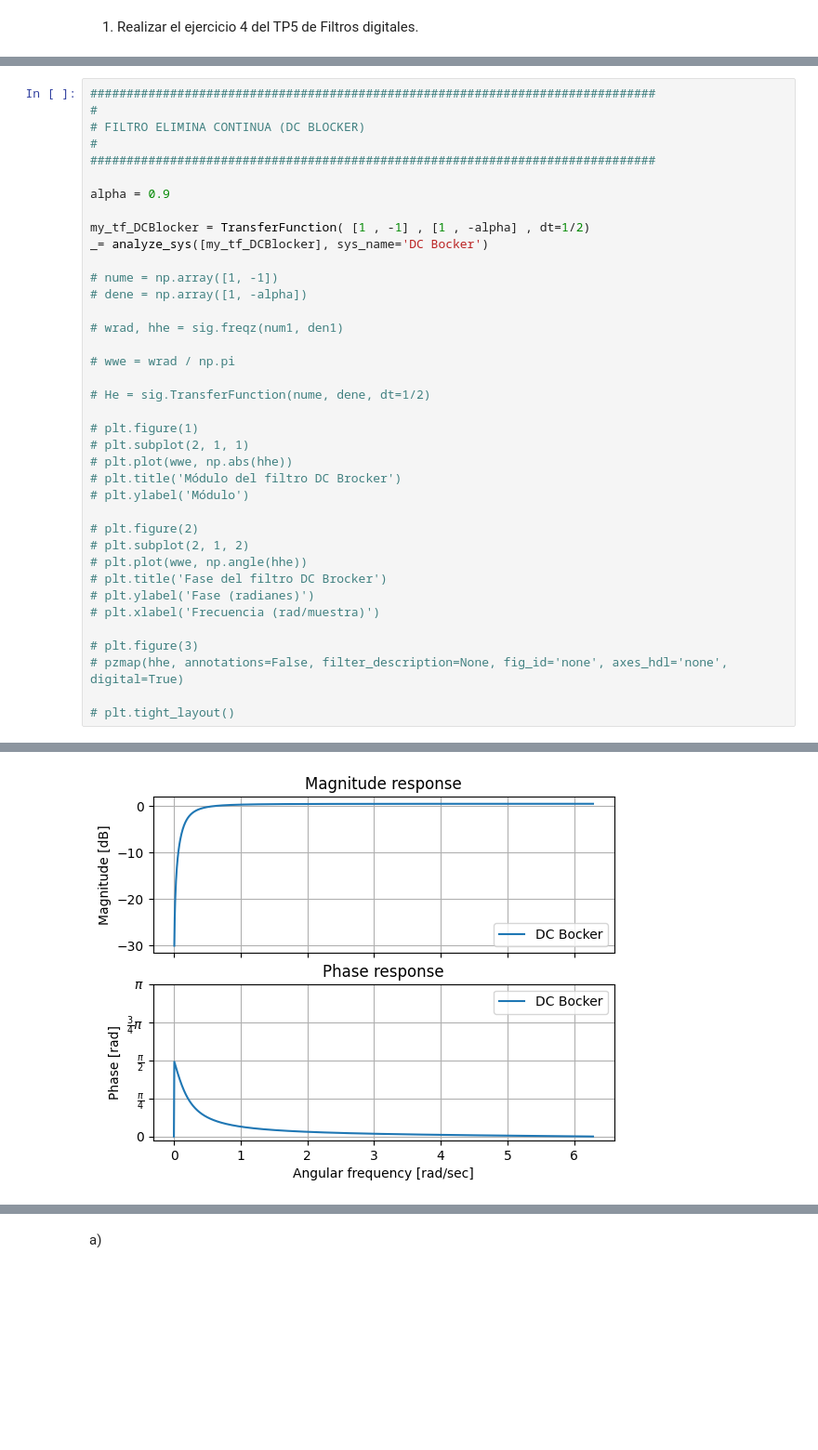
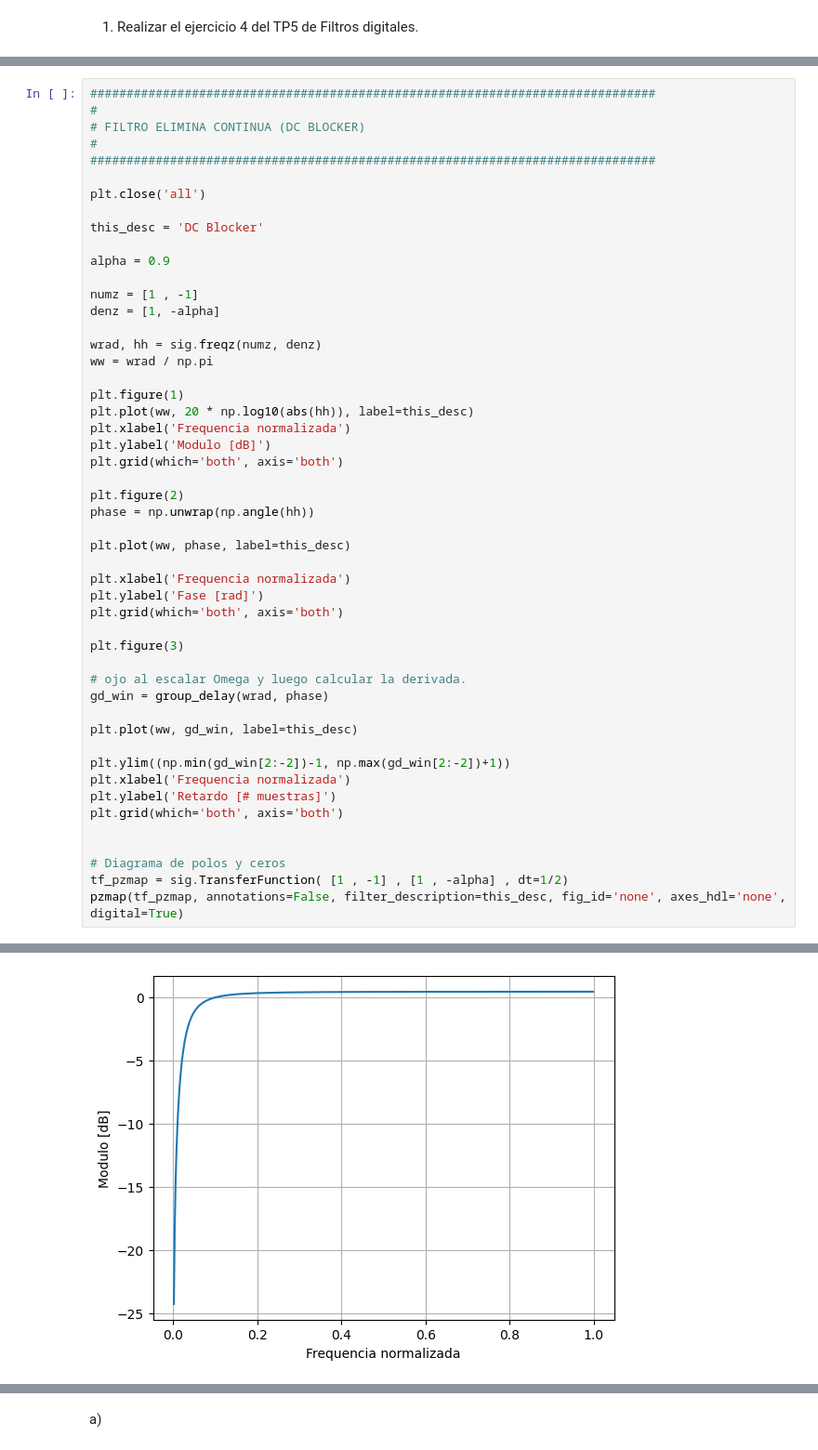
Before and after one commit to fRuggier0/TS8, a Jupyter notebook: TS8.ipynb, the cells around one changed output, grey strips where cells are left out. Shown at 93% size. Drawn from its saved outputs; the diff is of its cells as text; blank space fills up the shorter version.

```diff
--- a/TS8.ipynb
+++ b/TS8.ipynb
@@ -324,35 +328,47 @@ _= analyze_sys([my_tf_integrador], sys_name='Integrador c/p')
 #
 ##############################################################################
 
+plt.close('all')
+
+this_desc = 'DC Blocker'
+
 alpha = 0.9
 
-my_tf_DCBlocker = TransferFunction( [1 , -1] , [1 , -alpha] , dt=1/2)
-_= analyze_sys([my_tf_DCBlocker], sys_name='DC Bocker')
+numz = [1 , -1]
+denz = [1, -alpha]
 
-# nume = np.array([1, -1])
-# dene = np.array([1, -alpha])
+wrad, hh = sig.freqz(numz, denz)
+ww = wrad / np.pi
 
-# wrad, hhe = sig.freqz(num1, den1)
+plt.figure(1)
+plt.plot(ww, 20 * np.log10(abs(hh)), label=this_desc)
+plt.xlabel('Frequencia normalizada')
+plt.ylabel('Modulo [dB]')
+plt.grid(which='both', axis='both')
 
-# wwe = wrad / np.pi
+plt.figure(2)
+phase = np.unwrap(np.angle(hh))
 
-# He = sig.TransferFunction(nume, dene, dt=1/2)
+plt.plot(ww, phase, label=this_desc)
 
-# plt.figure(1)
-# plt.subplot(2, 1, 1)
-# plt.plot(wwe, np.abs(hhe))
-# plt.title('Módulo del filtro DC Brocker')
-# plt.ylabel('Módulo')
+plt.xlabel('Frequencia normalizada')
+plt.ylabel('Fase [rad]')
+plt.grid(which='both', axis='both')
 
-# plt.figure(2)
-# plt.subplot(2, 1, 2)
-# plt.plot(wwe, np.angle(hhe))
-# plt.title('Fase del filtro DC Brocker')
-# plt.ylabel('Fase (radianes)')
-# plt.xlabel('Frecuencia (rad/muestra)')
+plt.figure(3)
 
-# plt.figure(3)
-# pzmap(hhe, annotations=False, filter_description=None, fig_id='none', axes_hdl='none', digital=True)
+# ojo al escalar Omega y luego calcular la derivada.
+gd_win = group_delay(wrad, phase)
 
-# plt.tight_layout()
+plt.plot(ww, gd_win, label=this_desc)
+
+plt.ylim((np.min(gd_win[2:-2])-1, np.max(gd_win[2:-2])+1))
+plt.xlabel('Frequencia normalizada')
+plt.ylabel('Retardo [# muestras]')
+plt.grid(which='both', axis='both')
+
+
+# Diagrama de polos y ceros
+tf_pzmap = sig.TransferFunction( [1 , -1] , [1 , -alpha] , dt=1/2)
+pzmap(tf_pzmap, annotations=False, filter_description=this_desc, fig_id='none', axes_hdl='none', digital=True)
 # %% [output]
@@ -359 +376 @@ _= analyze_sys([my_tf_DCBlocker], sys_name='DC Bocker')
-[figure, old version]
+[figure, new version]
```
Also changed, not shown: parts of 8 cells of this notebook, 3 other files.
